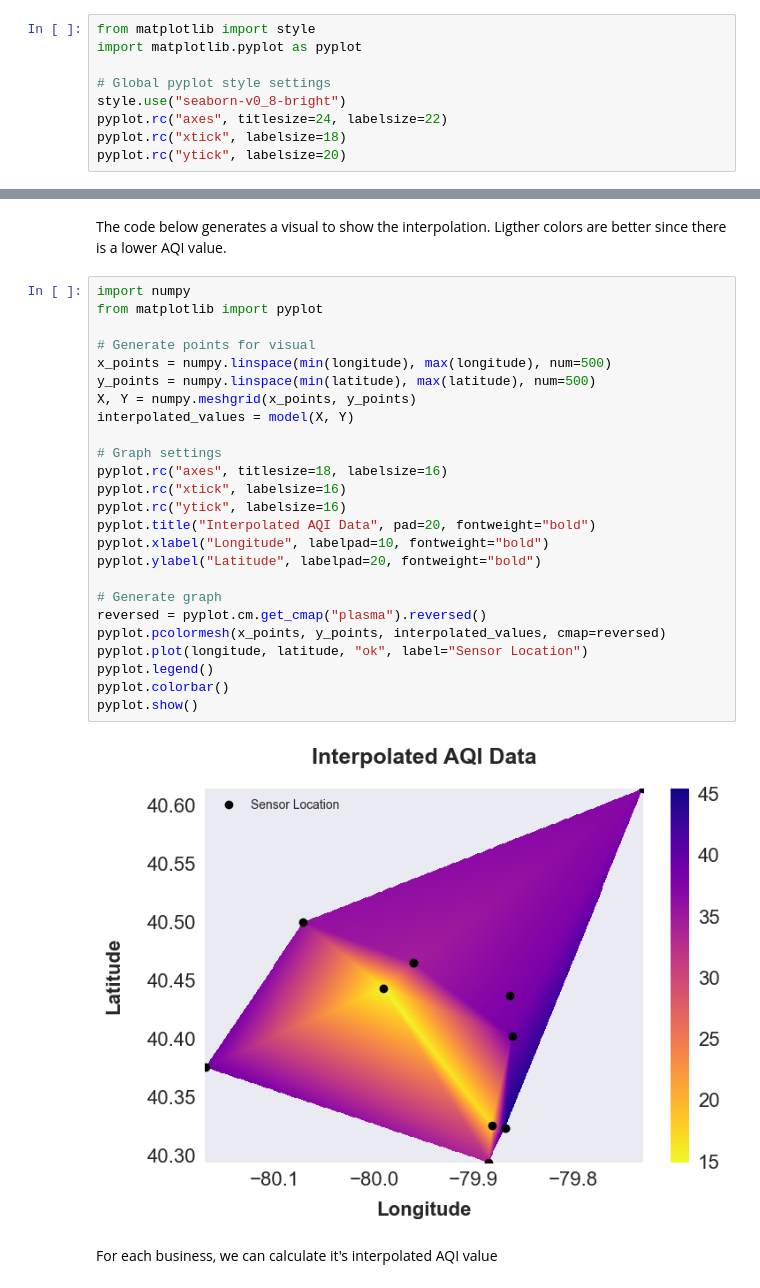
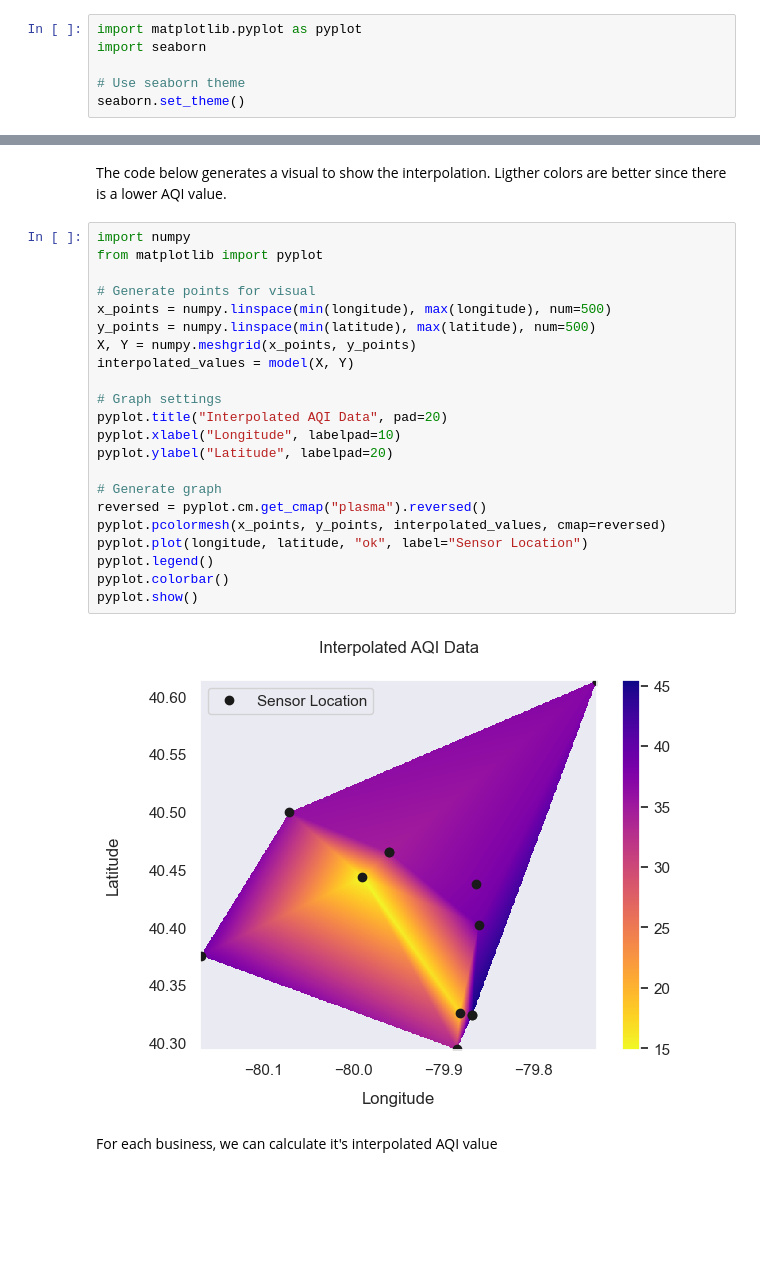
Before and after one commit to Bejofo/CMPINFO_0010_Final_Project, a Jupyter notebook: notebooks/Jason.ipynb, the cells around one changed output, grey strips where cells are left out. Cells and saved outputs as stored; diff of their text form; blank space fills up the shorter version.

```diff
--- a/notebooks/Jason.ipynb
+++ b/notebooks/Jason.ipynb
@@ -430,14 +429,11 @@ fire_incidents.head()
 # %% [markdown]
 Below are the nearby fire incidents for each restauraunt, grouped by neighborhood and averaged.
-# %%
-from matplotlib import style
-import matplotlib.pyplot as pyplot
-
-# Global pyplot style settings
-style.use("seaborn-v0_8-bright")
-pyplot.rc("axes", titlesize=24, labelsize=22)
-pyplot.rc("xtick", labelsize=18)
-pyplot.rc("ytick", labelsize=20)
+# %%
+import matplotlib.pyplot as pyplot
+import seaborn
+
+# Use seaborn theme
+seaborn.set_theme()
 # %%
 fire_incidents_grouped = fire_incidents.groupby("neighborhood").mean(numeric_only=True).sort_values("value", ascending=False)
 fire_incidents_grouped.tail(10).plot.barh(legend=False, color="salmon")
@@ -561,30 +554,27 @@ The code below generates a visual to show the interpolation. Ligther colors are
 # %%
 import numpy
 from matplotlib import pyplot
 
 # Generate points for visual
 x_points = numpy.linspace(min(longitude), max(longitude), num=500)
 y_points = numpy.linspace(min(latitude), max(latitude), num=500)
 X, Y = numpy.meshgrid(x_points, y_points)
 interpolated_values = model(X, Y)
 
 # Graph settings
-pyplot.rc("axes", titlesize=18, labelsize=16)
-pyplot.rc("xtick", labelsize=16)
-pyplot.rc("ytick", labelsize=16)
-pyplot.title("Interpolated AQI Data", pad=20, fontweight="bold")
-pyplot.xlabel("Longitude", labelpad=10, fontweight="bold")
-pyplot.ylabel("Latitude", labelpad=20, fontweight="bold")
+pyplot.title("Interpolated AQI Data", pad=20)
+pyplot.xlabel("Longitude", labelpad=10)
+pyplot.ylabel("Latitude", labelpad=20)
 
 # Generate graph
 reversed = pyplot.cm.get_cmap("plasma").reversed()
 pyplot.pcolormesh(x_points, y_points, interpolated_values, cmap=reversed)
 pyplot.plot(longitude, latitude, "ok", label="Sensor Location")
 pyplot.legend()
 pyplot.colorbar()
 pyplot.show()
 # %% [output]
-[figure, old version]
+[figure, new version]
 # %% [markdown]
 For each business, we can calculate it's interpolated AQI value
 # %%
```
Also changed, not shown: parts of 16 cells of this notebook, 5 other files.
